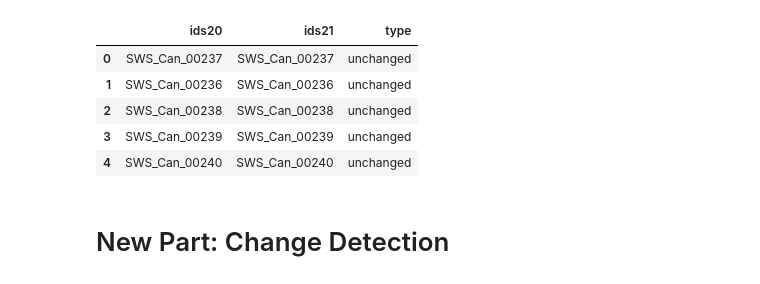
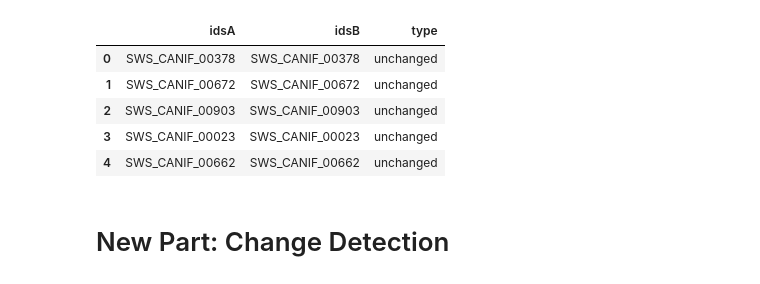
Before and after one commit to FabianWylczoch/BISCapstone, a Jupyter notebook: ChangeDetection.ipynb, the cells around one changed output. Cells and saved outputs as stored; diff of their text form; code cells hidden in the pictures.

```diff
--- a/ChangeDetection.ipynb
+++ b/ChangeDetection.ipynb
@@ -3,34 +3,34 @@ from bs4 import BeautifulSoup as bs
 import lxml
 import pandas as pd
 # %%
-with open("UC 3/etl_generated/R20-11/SWS_CANDriver_011/zz_generated/AUTOSAR_SWS_CANDriver_resolved.arxml", "r") as file:
-    handler20 = file.read()
+with open("UC 3/etl_generated/R21-11/SWS_CANInterface_012/zz_generated/AUTOSAR_SWS_CANInterface_resolved.arxml", "r") as file:
+    handlerA = file.read()
 
-with open("UC 3/etl_generated/R21-11/SWS_CANDriver_011/zz_generated/AUTOSAR_SWS_CANDriver_resolved.arxml", "r") as file:
-    handler21 = file.read()
+with open("UC 3/etl_generated/R22-11/SWS_CANInterface_012/zz_generated/AUTOSAR_SWS_CANInterface_resolved.arxml", "r") as file:
+    handlerB = file.read()
 
-soup20 = bs(handler20, "lxml-xml")
-list_of_all_ids20 = soup20.find_all("SHORT-NAME")
-soup21 = bs(handler21, "lxml-xml")
-list_of_all_ids21 = soup21.find_all("SHORT-NAME")
+soupA = bs(handlerA, "lxml-xml")
+list_of_all_idsA = soupA.find_all("SHORT-NAME")
+soupB = bs(handlerB, "lxml-xml")
+list_of_all_idsB = soupB.find_all("SHORT-NAME")
 
-list_of_all_ids20 = [id.getText() for id in list_of_all_ids20]
-list_of_all_ids21 = [id.getText() for id in list_of_all_ids21]
+list_of_all_idsA = [id.getText() for id in list_of_all_idsA]
+list_of_all_idsB = [id.getText() for id in list_of_all_idsB]
 
-df20 = pd.DataFrame({"ids20": list_of_all_ids20})
-df21 = pd.DataFrame({"ids21": list_of_all_ids21})
-df_merged = pd.merge(df20, df21, how = "outer", left_on = "ids20", right_on = "ids21")
+dfA = pd.DataFrame({"idsA": list_of_all_idsA})
+dfB = pd.DataFrame({"idsB": list_of_all_idsB})
+df_merged = pd.merge(dfA, dfB, how = "outer", left_on = "idsA", right_on = "idsB")
 df_merged["type"] = "unchanged"
-df_merged["type"][df_merged.ids21.isna()] = "delete"
-df_merged["type"][df_merged.ids20.isna()] = "new"
+df_merged["type"][df_merged.idsB.isna()] = "deleted"
+df_merged["type"][df_merged.idsA.isna()] = "new"
 df_merged.head()
 # %% [output]
-|  | ids20 | ids21 | type |
-| 0 | SWS_Can_00237 | SWS_Can_00237 | unchanged |
-| 1 | SWS_Can_00236 | SWS_Can_00236 | unchanged |
-| 2 | SWS_Can_00238 | SWS_Can_00238 | unchanged |
-| 3 | SWS_Can_00239 | SWS_Can_00239 | unchanged |
-| 4 | SWS_Can_00240 | SWS_Can_00240 | unchanged |
+|  | idsA | idsB | type |
+| 0 | SWS_CANIF_00378 | SWS_CANIF_00378 | unchanged |
+| 1 | SWS_CANIF_00672 | SWS_CANIF_00672 | unchanged |
+| 2 | SWS_CANIF_00903 | SWS_CANIF_00903 | unchanged |
+| 3 | SWS_CANIF_00023 | SWS_CANIF_00023 | unchanged |
+| 4 | SWS_CANIF_00662 | SWS_CANIF_00662 | unchanged |
 # %% [markdown]
 # New Part: Change Detection
 # %%
```
Also changed, not shown: parts of 9 cells of this notebook.
